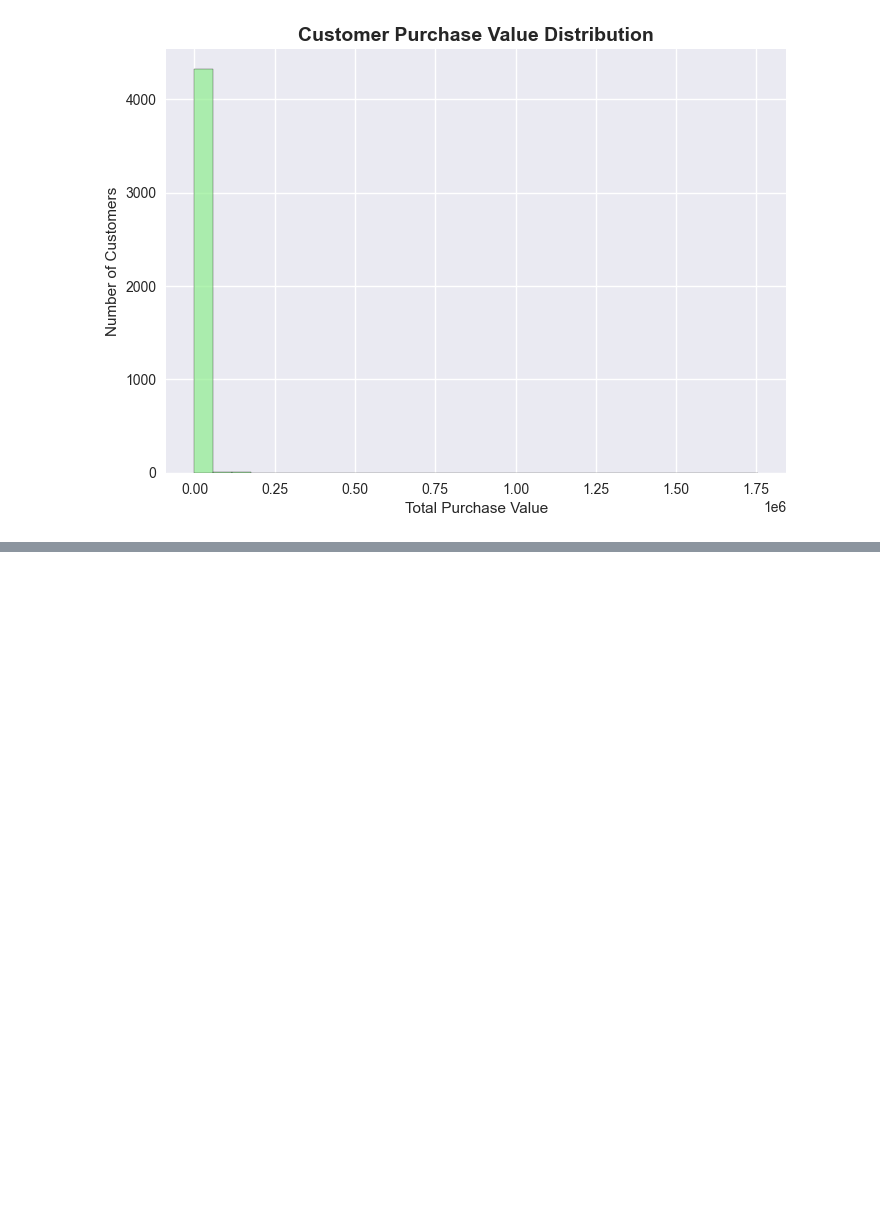
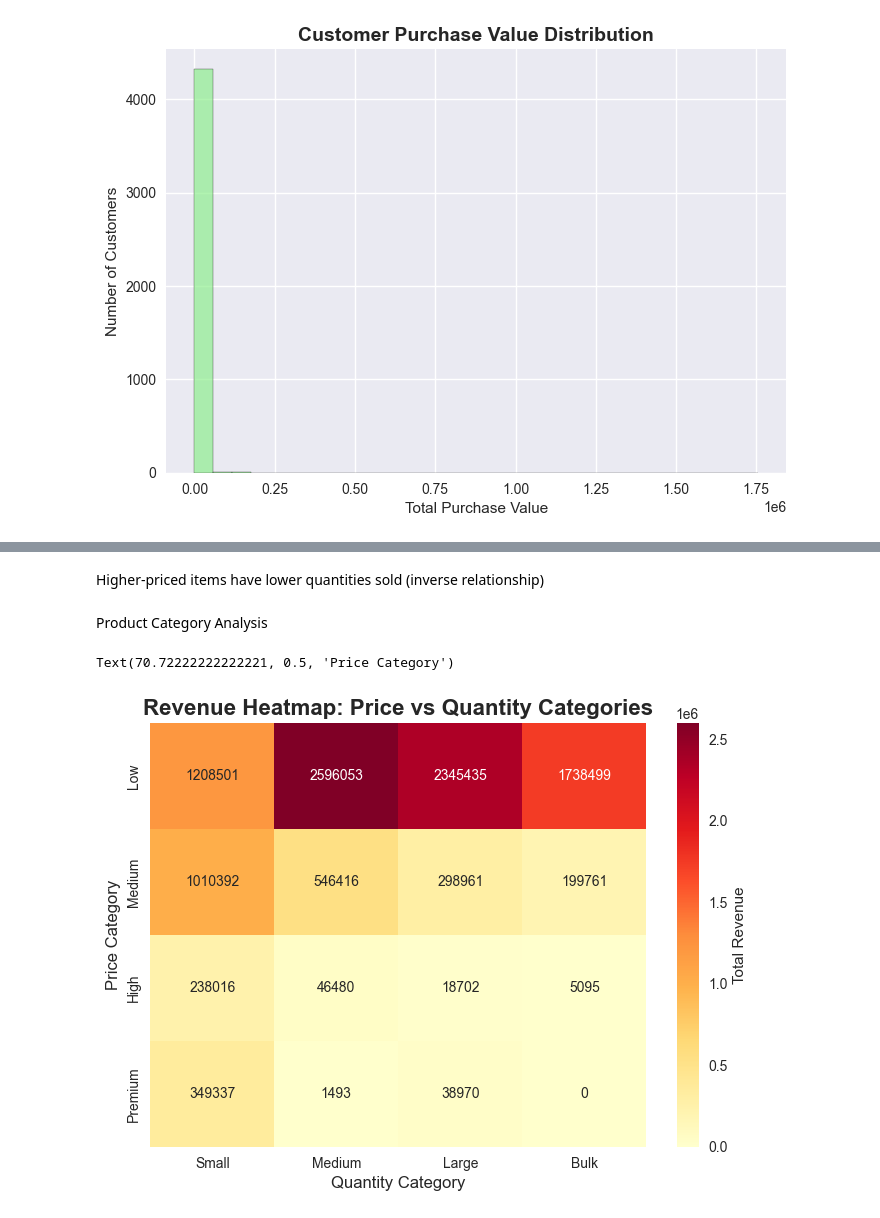
Before and after one commit to enjoy15/IFP, a Jupyter notebook: jupyter_notebooks/Data_Visualisation.ipynb, the cells around one changed output, grey strips where cells are left out. Saved outputs shown, nothing was run; the diff lists cells and outputs as text; code cells hidden in the pictures; blank space fills up the shorter version.

```diff
--- a/jupyter_notebooks/Data_Visualisation.ipynb
+++ b/jupyter_notebooks/Data_Visualisation.ipynb
@@ -139,0 +189,26 @@ Text(0, 0.5, 'Number of Customers')
+# %% [markdown]
+Higher-priced items have lower quantities sold (inverse relationship)
+# %% [markdown]
+Product Category Analysis
+# %%
+# Create product categories based on price ranges
+df_cleaned['PriceCategory'] = pd.cut(df_cleaned['UnitPrice'],
+                            bins=[0, 5, 15, 50, float('inf')],
+                            labels=['Low', 'Medium', 'High', 'Premium'])
+
+# Create quantity categories
+df_cleaned['QuantityCategory'] = pd.cut(df_cleaned['Quantity'],
+                               bins=[0, 5, 20, 100, float('inf')],
+                               labels=['Small', 'Medium', 'Large', 'Bulk'])
+# Create cross-tabulation
+category_matrix = pd.crosstab(df_cleaned['PriceCategory'], df_cleaned['QuantityCategory'],
+                             values=df_cleaned['TotalTransaction'], aggfunc='sum')
+
+sns.heatmap(category_matrix, annot=True, fmt='.0f', cmap='YlOrRd',
+            cbar_kws={'label': 'Total Revenue'})
+plt.title('Revenue Heatmap: Price vs Quantity Categories', fontsize=16, fontweight='bold')
+plt.xlabel('Quantity Category', fontsize=12)
+plt.ylabel('Price Category', fontsize=12)
+# %% [output]
+Text(70.72222222222221, 0.5, 'Price Category')
+[figure, added]
```
Also changed, not shown: parts of 29 cells of this notebook, 1 other file.
